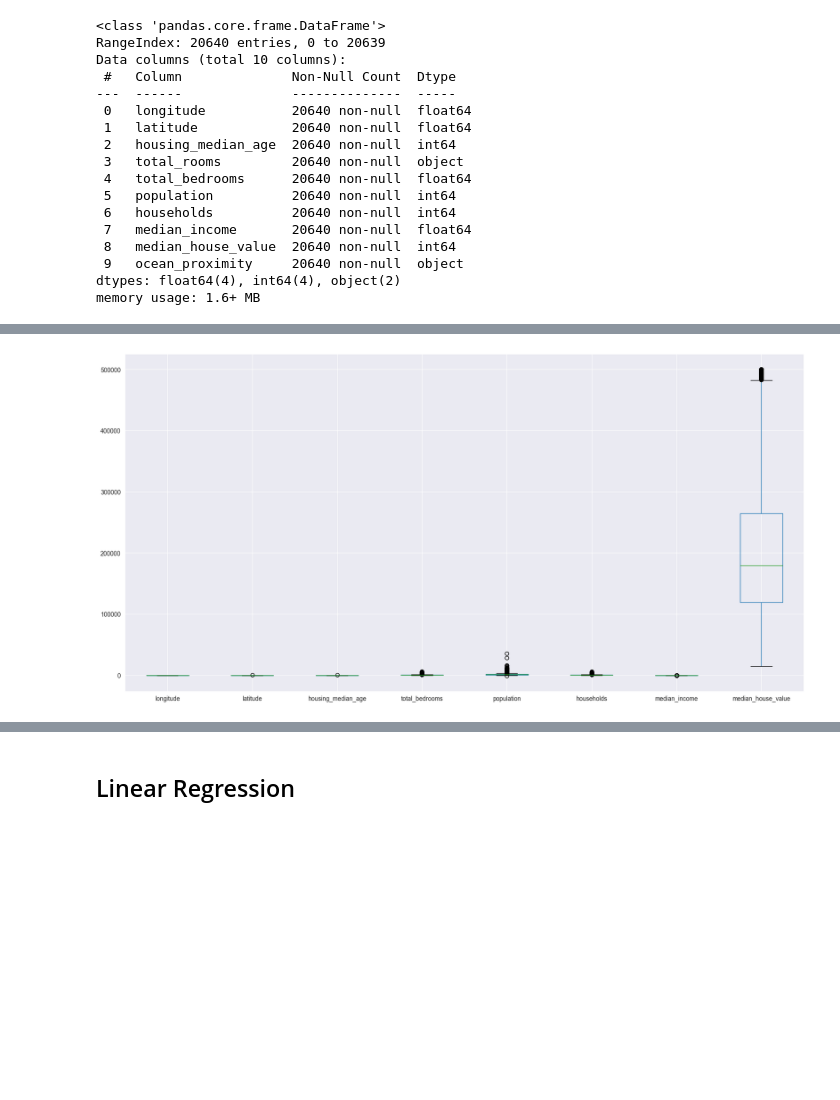
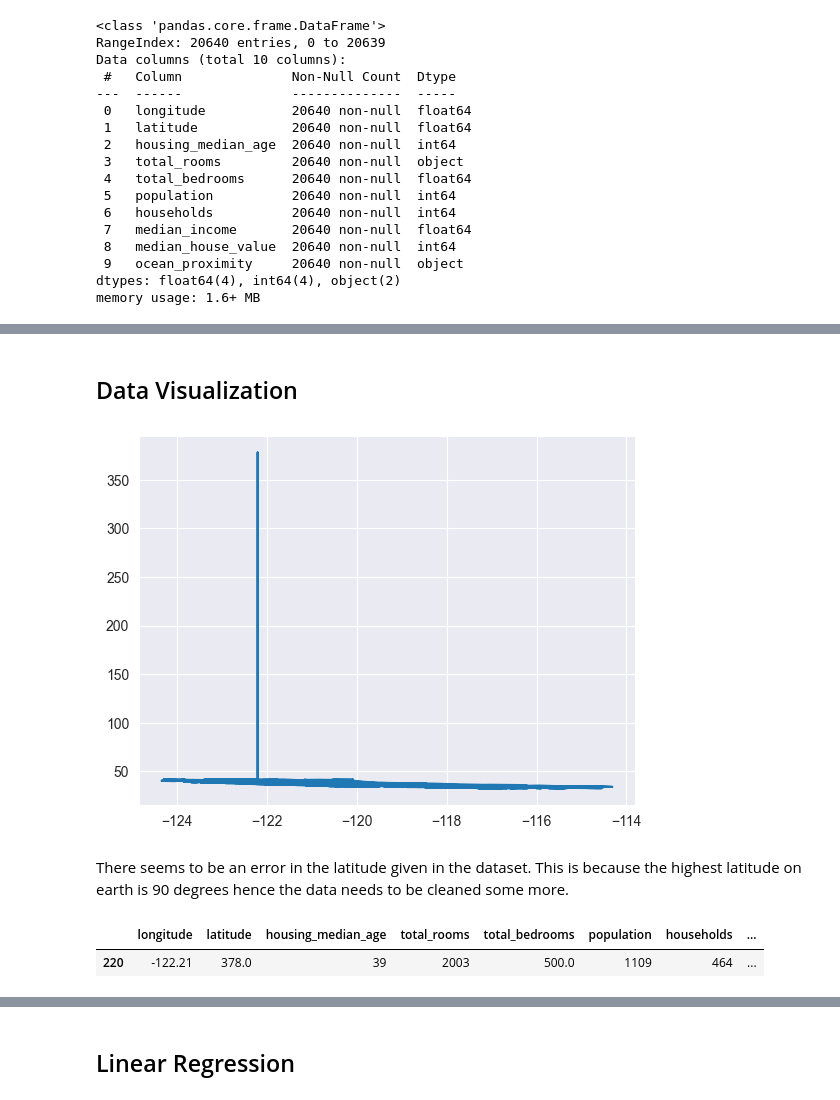
Before and after one commit to MbuviM/California_House_Prices, a Jupyter notebook: Housing.ipynb, the cells around one changed output, grey strips where cells are left out. Cells and saved outputs as stored; diff of their text form; code cells hidden in the pictures; blank space fills up the shorter version.

```diff
--- a/Housing.ipynb
+++ b/Housing.ipynb
@@ -127,0 +123,4 @@ dtype: float64
+# %%
+# Replacing ?? with Numpy NaN in the dataframe
+df2 = df.replace(to_replace='??', value=np.NaN)
+df2
@@ -128,7 +155,7 @@ dtype: float64
 # %%
-# Filling the null values with the mean imputation using the fillna() function
-df2 = df.fillna(value=df['total_bedrooms'].mean())
-df2
+# Filling the NaN values using the median imputation method.
+df3 = df2.fillna(value=df['total_bedrooms'].median())
+df3
 # %% [output]
 |  | longitude | latitude | housing_median_age | total_rooms | total_bedrooms | population | households | ... |
 | 0 | -122.23 | 37.88 | 41 | 880 | 129.0 | 322 | 126 | ... |
@@ -150,4 +172,0 @@ df2.isnull().sum().sum()
-# %%
-# Replacing ?? with NaN in the dataframe
-df3 = df2.replace(to_replace='??', value=np.NaN)
-df3
@@ -236,5 +212,15 @@ plt.show()
-# %%
-df4.boxplot(figsize=(20, 10))
-plt.show()
-# %% [output]
-[figure, removed]
+# %% [markdown]
+## Data Visualization
+# %%
+plt.plot(df3['longitude'], df3['latitude'])
+plt.show()
+# %% [output]
+[figure, added]
+# %% [markdown]
+There seems to be an error in the latitude given in the dataset. This is because the highest latitude on earth is 90 degrees hence the data needs to be cleaned some more.
+# %%
+# Locating the position of row that has the incorrect data.
+df3.loc[df3['latitude'] > 90]
+# %% [output]
+|  | longitude | latitude | housing_median_age | total_rooms | total_bedrooms | population | households | ... |
+| 220 | -122.21 | 378.0 | 39 | 2003 | 500.0 | 1109 | 464 | ... |
```
Also changed, not shown: parts of 18 cells of this notebook.
